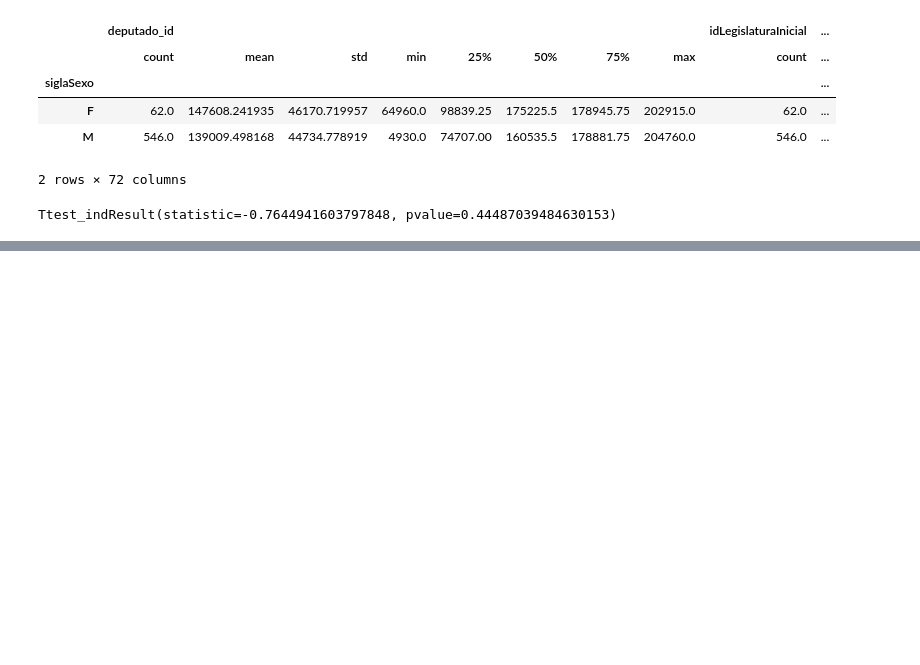
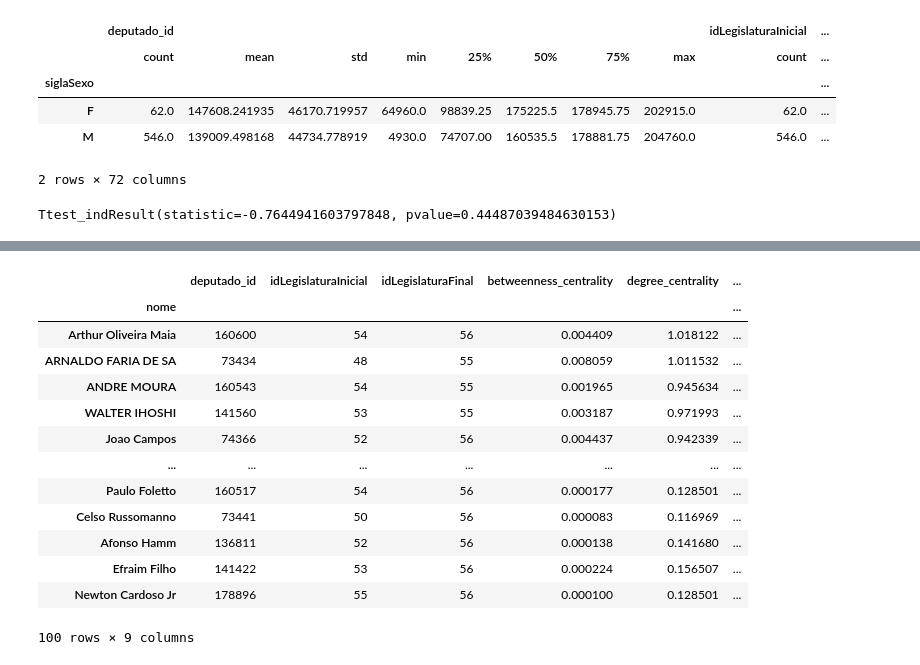
Before and after one commit to RogerPina2/P1-redesoc-2020, a Jupyter notebook: Teste_de_hipotese.ipynb, the cells around one changed output, grey strips where cells are left out. Saved outputs shown, nothing was run; the diff lists cells and outputs as text; code cells hidden in the pictures; blank space fills up the shorter version.

```diff
--- a/Teste_de_hipotese.ipynb
+++ b/Teste_de_hipotese.ipynb
@@ -140,0 +189,19 @@ AttributeError: module 'statsmodels.api' has no attribute 'ttest_rel'
+# %%
+d=dgbd.sort_values(by='eigenvecto_centrality', ascending=False).head(100)
+
+d
+# %% [output]
+|  | deputado_id | idLegislaturaInicial | idLegislaturaFinal | betweenness_centrality | degree_centrality | ... |
+| nome |  |  |  |  |  | ... |
+| Arthur Oliveira Maia | 160600 | 54 | 56 | 0.004409 | 1.018122 | ... |
+| ARNALDO FARIA DE SA | 73434 | 48 | 55 | 0.008059 | 1.011532 | ... |
+| ANDRE MOURA | 160543 | 54 | 55 | 0.001965 | 0.945634 | ... |
+| WALTER IHOSHI | 141560 | 53 | 55 | 0.003187 | 0.971993 | ... |
+| Joao Campos | 74366 | 52 | 56 | 0.004437 | 0.942339 | ... |
+| ... | ... | ... | ... | ... | ... | ... |
+| Paulo Foletto | 160517 | 54 | 56 | 0.000177 | 0.128501 | ... |
+| Celso Russomanno | 73441 | 50 | 56 | 0.000083 | 0.116969 | ... |
+| Afonso Hamm | 136811 | 52 | 56 | 0.000138 | 0.141680 | ... |
+| Efraim Filho | 141422 | 53 | 56 | 0.000224 | 0.156507 | ... |
+| Newton Cardoso Jr | 178896 | 55 | 56 | 0.000100 | 0.128501 | ... |
+100 rows × 9 columns
```
Also changed, not shown: parts of 23 cells of this notebook.
